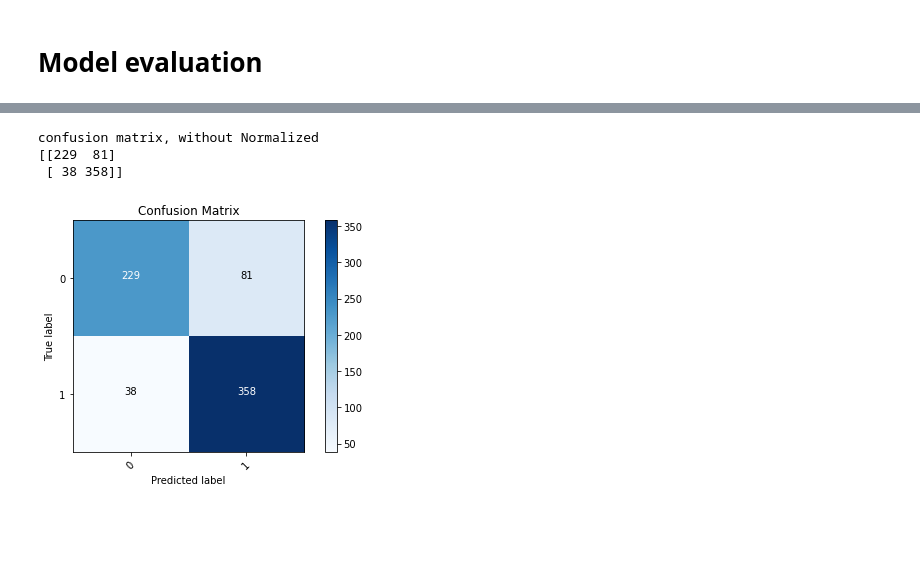
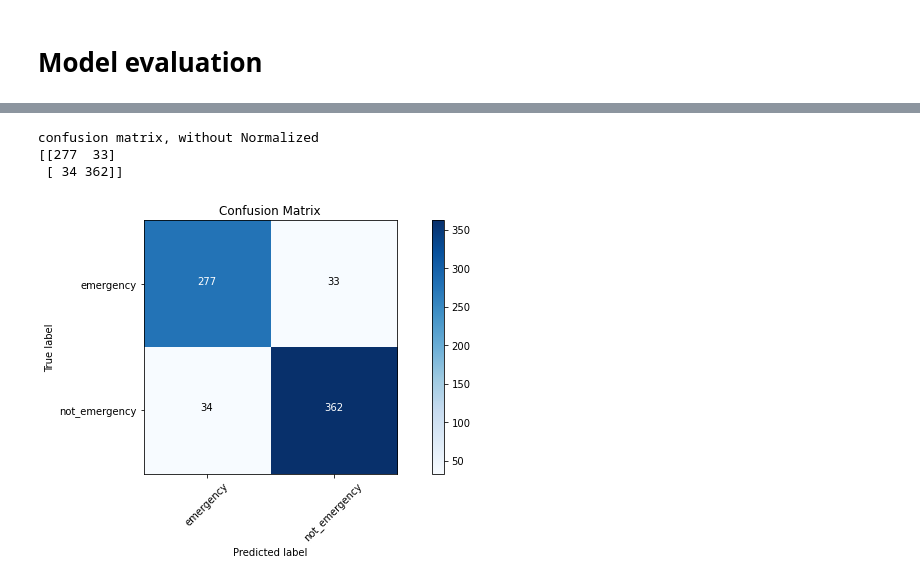
Before and after one commit to TOSKY94/emergency-vehicle-recognition-using-DL, a Jupyter notebook: Emergency vehicle image recognition.ipynb, the cells around one changed output, grey strips where cells are left out. Saved outputs shown, nothing was run; the diff lists cells and outputs as text; code cells hidden in the pictures; blank space fills up the shorter version.

Commit message:
model evaluation

```diff
--- a/Emergency vehicle image recognition.ipynb
+++ b/Emergency vehicle image recognition.ipynb
@@ -19,18 +19,3 @@ import itertools
 train_path = 'images/train'
 val_path = 'images/val'
 test_path = 'images/test'
-# %%
-#view sample images
-emergency_vehicle ='images/train/emergency/0.jpg'
-not_emergency_vehicle = 'images/train/not_emergency/1002.jpg'
-
-plt.rcParams["figure.figsize"] = (15,12)
-for idx, path in enumerate([emergency_vehicle,not_emergency_vehicle]):
-    img = cv2.imread(path)
-    img = cv2.cvtColor(img, cv2.COLOR_BGR2RGB)
-    plt.subplot(1, 2, idx+1)
-    plt.imshow(img, cmap=plt.cm.binary)
-    plt.xlabel(path.split('/')[2])
-    plt.grid(visible=None)
-    plt.xticks([])
-    plt.yticks([])
@@ -38,0 +22,15 @@ for idx, path in enumerate([emergency_vehicle,not_emergency_vehicle]):
+# %%
+#view sample images
+emergency_vehicle ='images/train/emergency/0.jpg'
+not_emergency_vehicle = 'images/train/not_emergency/1002.jpg'
+
+plt.rcParams["figure.figsize"] = (10,5)
+for idx, path in enumerate([emergency_vehicle,not_emergency_vehicle]):
+    img = cv2.imread(path)
+    img = cv2.cvtColor(img, cv2.COLOR_BGR2RGB)
+    plt.subplot(1, 2, idx+1)
+    plt.imshow(img, cmap=plt.cm.binary)
+    plt.xlabel(path.split('/')[2])
+    plt.grid(visible=None)
+    plt.xticks([])
+    plt.yticks([])
@@ -133,4 +147,4 @@ model2 = Model(inputs = vgg.input, outputs = x)
 model2.compile(optimizer='adam', loss='sparse_categorical_crossentropy', metrics='accuracy')
 # %%
-model2.fit(train_generator,epochs=10,validation_data=validation_generator)
+history2 = model2.fit(train_generator, steps_per_epoch=10, epochs=20, callbacks=cb)
 # %% [output]
@@ -158,4 +168,5 @@ Epoch 10/10
 # %%
+model2 = load_model('base_model.h5')
 loss, accuracy = model2.evaluate(validation_generator)
 print(f'loss:{loss}')
 print(f'accuracy:{accuracy}')
@@ -229,7 +239,8 @@ cm =confusion_matrix(validation_generator.classes, predictions)
 # %%
-plot_confusion_matrix(cm=cm, classes=['0', '1'])
+#plot confusion matrix for vgg16 model
+plot_confusion_matrix(cm=cm2, classes=labels)
 # %% [output]
 confusion matrix, without Normalized
-[[229  81]
- [ 38 358]]
+[[277  33]
+ [ 34 362]]
-[figure, old version]
+[figure, new version]
```
Also changed, not shown: parts of 39 cells of this notebook, 15 other files.
